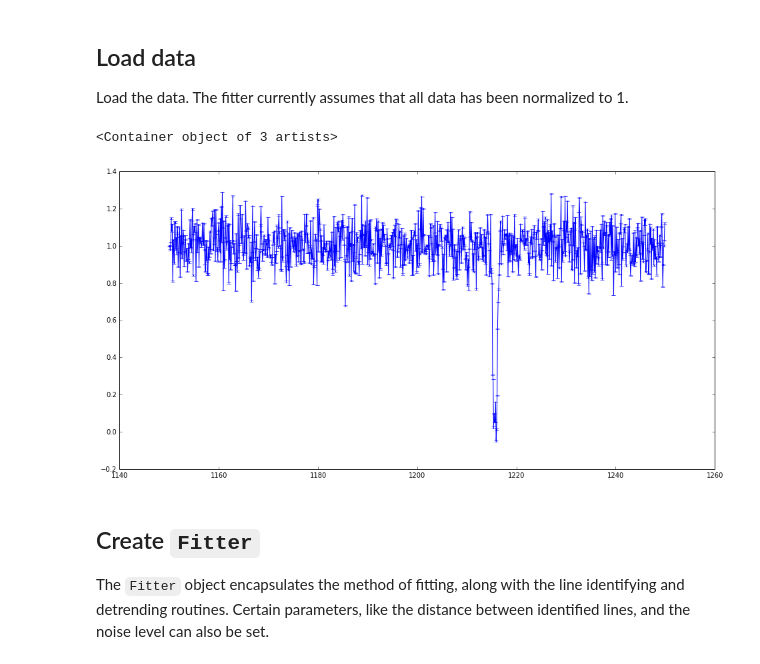
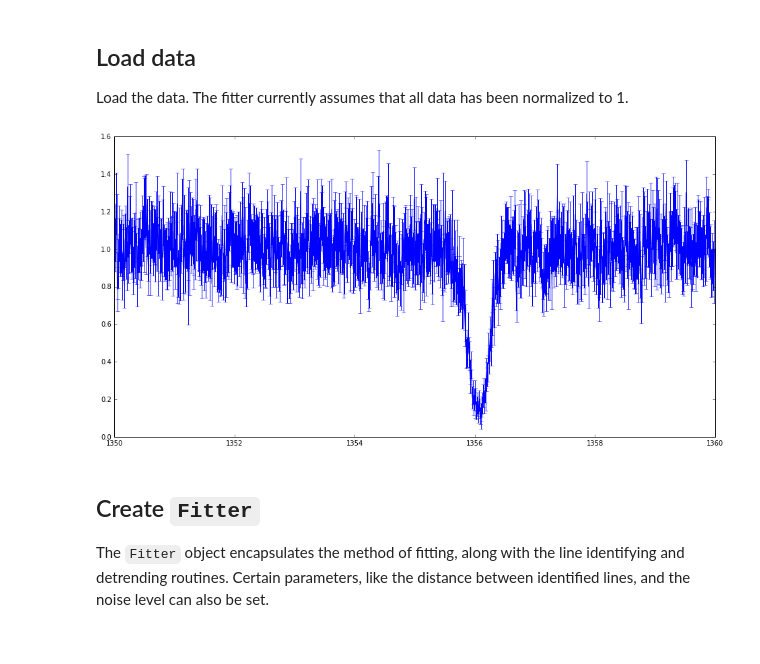
Before and after one commit to MISTY-pipeline/spectacle, a Jupyter notebook: notebooks/Fitting.ipynb, the cells around one changed output. Cells and saved outputs as stored; diff of their text form; code cells hidden in the pictures.

```diff
--- a/notebooks/Fitting.ipynb
+++ b/notebooks/Fitting.ipynb
@@ -20,43 +20,31 @@ This is an example notebook of taking some real data and fitting an absorption f
 Load the data. The fitter currently assumes that all data has been normalized to 1.
 # %%
 # Load real data
-# hdulist = fits.open("/Users/nearl/projects/hst_proposal/QSOALS/3C066A/3C066A_coadd_FUVM_final_all.fits")
-# disp, flux, uncert, dq = hdulist[1].data['WAVE'], hdulist[1].data['FLUX'], \
-#                          hdulist[1].data['ERROR'], hdulist[1].data['DQ']
-disp = np.arange(1150, 1250, 0.1)
-
-spectrum1 = Spectrum1D(dispersion=disp, uncertainty=np.random.sample(1000) * 0.005)
-spectrum1.add_line(lambda_0=1.21567010E+03, f_value=0.4164, v_doppler=1e7, column_density=10**14.66, name="Halpha")
-spectrum1.add_noise(std_dev=0.1)
-# cos_lsf = LSF(instrument='cos')
-# spectrum1.add_lsf(cos_lsf)
-
-disp, flux, uncert = spectrum1.dispersion, spectrum1.flux, spectrum1.uncertainty
+hdulist = fits.open("/Users/nearl/projects/hst_proposal/QSOALS/3C066A/3C066A_coadd_FUVM_final_all.fits")
+disp, flux, uncert, dq = hdulist[1].data['WAVE'], hdulist[1].data['FLUX'], \
+                         hdulist[1].data['ERROR'], hdulist[1].data['DQ']
 # %%
 # Create a mask and apply it since we don't really care about the entire spectrum
-# mask = [(disp > 1150) & (disp < 1260)]
+mask = [(disp > 1350) & (disp < 1360)]
 
-# flux = flux[mask]
-# disp = disp[mask]
-# uncert = uncert[mask]
-
-# temp_flux = unp.uarray(flux, uncert)
-# temp_flux /= np.max(temp_flux)
-# flux, uncert = unp.nominal_values(temp_flux), unp.std_devs(temp_flux)
+flux = flux[mask]
+disp = disp[mask]
+uncert = uncert[mask]
 
 # Currently, the fitting assumes that the data is normalized to 1.0
-# flux /= np.median(flux)
-# uncert /= np.median(flux)
+tmp_flux = unp.uarray(flux, uncert)
+tmp_flux /= np.median(tmp_flux)
+flux, uncert = unp.nominal_values(tmp_flux), unp.std_devs(tmp_flux)
 
 # Create spectrum object
 spectrum = Spectrum1D(disp, flux, uncertainty=uncert)
 
 # Plot the spectrum
 plt.errorbar(spectrum.dispersion, spectrum.flux, yerr=spectrum.uncertainty)
 # plt.plot(spectrum.dispersion, spectrum.flux)
+plt.show()
 # %% [output]
-<Container object of 3 artists>
-[figure, old version]
+[figure, new version]
 # %% [markdown]
 ## Create `Fitter`
 The `Fitter` object encapsulates the method of fitting, along with the line identifying and detrending routines. Certain parameters, like the distance between identified lines, and the noise level can also be set.
```
Also changed, not shown: parts of 4 cells of this notebook, 6 other files.
